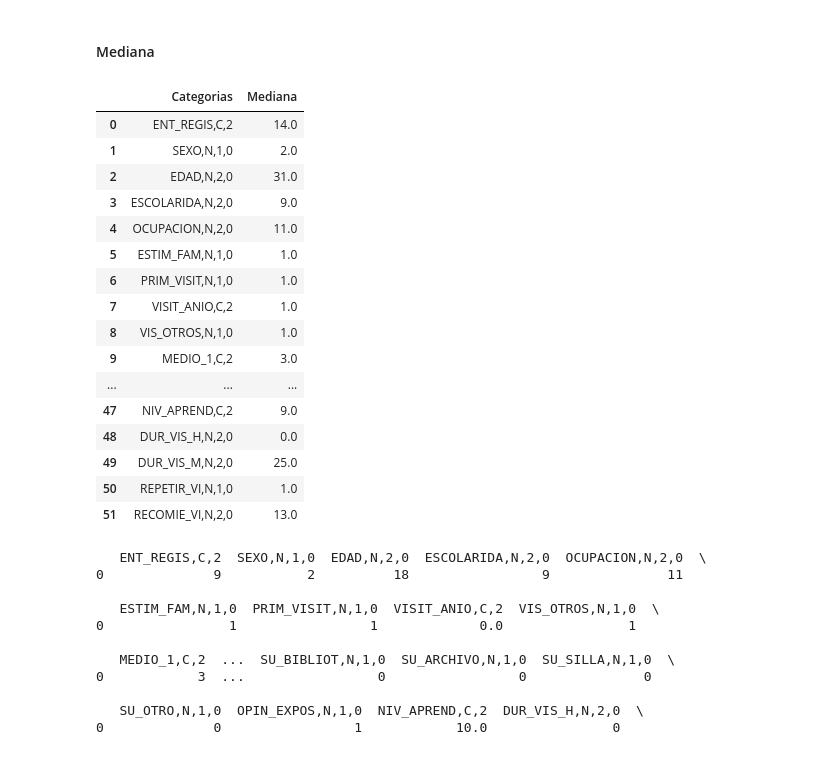
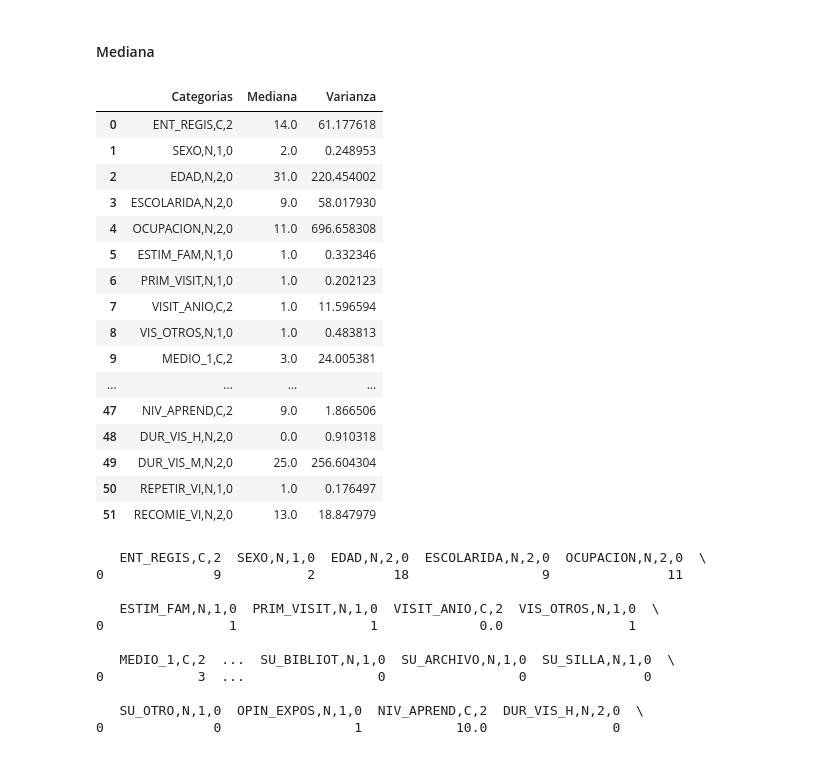
Before and after one commit to BrandonIslas/Proyecto1_Mineria_Datos, a Jupyter notebook: Reporte_Limpieza.ipynb, the cells around one changed output. Drawn from its saved outputs; the diff is of its cells as text; code cells hidden in the pictures.

```diff
--- a/Reporte_Limpieza.ipynb
+++ b/Reporte_Limpieza.ipynb
@@ -91,29 +91,29 @@ Name: DUR_VIS_M,N,2,0, dtype: float64
 # %%
 varianza=dataframe_seleccion.var()
 moda=dataframe_seleccion.mode()
 mediana=dataframe_seleccion.median()
-diccionario={'Categorias':list(dataframe_seleccion),'Mediana':list(mediana), 'Va'}
+diccionario={'Categorias':list(dataframe_seleccion),'Mediana':list(mediana), 'Varianza':list(varianza)}
 #print(diccionario)
 datos= pd.DataFrame(diccionario)
 datos
 # %% [output]
-|  | Categorias | Mediana |
-| 0 | ENT_REGIS,C,2 | 14.0 |
-| 1 | SEXO,N,1,0 | 2.0 |
-| 2 | EDAD,N,2,0 | 31.0 |
-| 3 | ESCOLARIDA,N,2,0 | 9.0 |
-| 4 | OCUPACION,N,2,0 | 11.0 |
-| 5 | ESTIM_FAM,N,1,0 | 1.0 |
-| 6 | PRIM_VISIT,N,1,0 | 1.0 |
-| 7 | VISIT_ANIO,C,2 | 1.0 |
-| 8 | VIS_OTROS,N,1,0 | 1.0 |
-| 9 | MEDIO_1,C,2 | 3.0 |
-| ... | ... | ... |
-| 47 | NIV_APREND,C,2 | 9.0 |
-| 48 | DUR_VIS_H,N,2,0 | 0.0 |
-| 49 | DUR_VIS_M,N,2,0 | 25.0 |
-| 50 | REPETIR_VI,N,1,0 | 1.0 |
-| 51 | RECOMIE_VI,N,2,0 | 13.0 |
+|  | Categorias | Mediana | Varianza |
+| 0 | ENT_REGIS,C,2 | 14.0 | 61.177618 |
+| 1 | SEXO,N,1,0 | 2.0 | 0.248953 |
+| 2 | EDAD,N,2,0 | 31.0 | 220.454002 |
+| 3 | ESCOLARIDA,N,2,0 | 9.0 | 58.017930 |
+| 4 | OCUPACION,N,2,0 | 11.0 | 696.658308 |
+| 5 | ESTIM_FAM,N,1,0 | 1.0 | 0.332346 |
+| 6 | PRIM_VISIT,N,1,0 | 1.0 | 0.202123 |
+| 7 | VISIT_ANIO,C,2 | 1.0 | 11.596594 |
+| 8 | VIS_OTROS,N,1,0 | 1.0 | 0.483813 |
+| 9 | MEDIO_1,C,2 | 3.0 | 24.005381 |
+| ... | ... | ... | ... |
+| 47 | NIV_APREND,C,2 | 9.0 | 1.866506 |
+| 48 | DUR_VIS_H,N,2,0 | 0.0 | 0.910318 |
+| 49 | DUR_VIS_M,N,2,0 | 25.0 | 256.604304 |
+| 50 | REPETIR_VI,N,1,0 | 1.0 | 0.176497 |
+| 51 | RECOMIE_VI,N,2,0 | 13.0 | 18.847979 |
 # %%
 moda=dataframe_seleccion.mode()
 print(moda)
```
